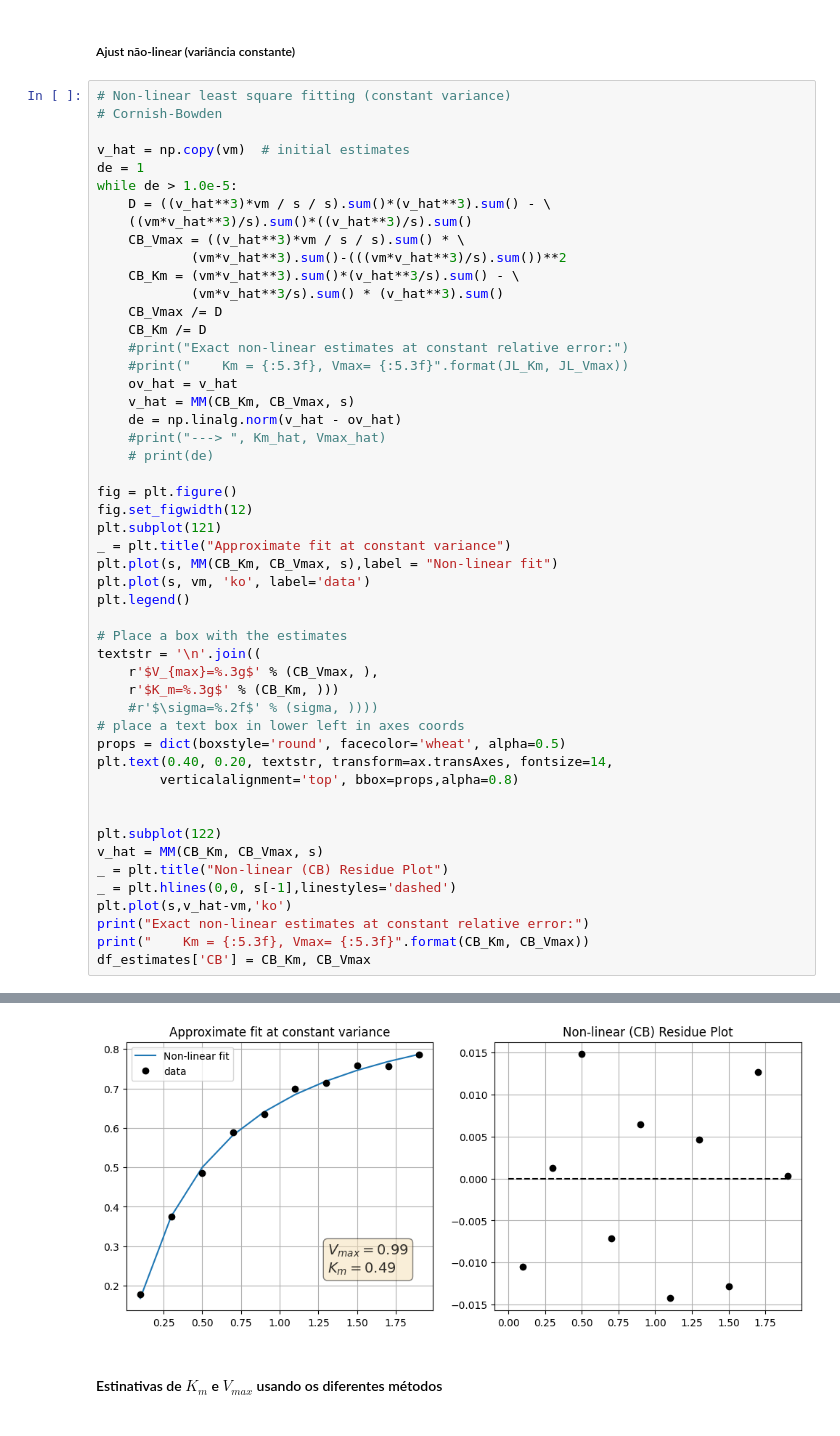
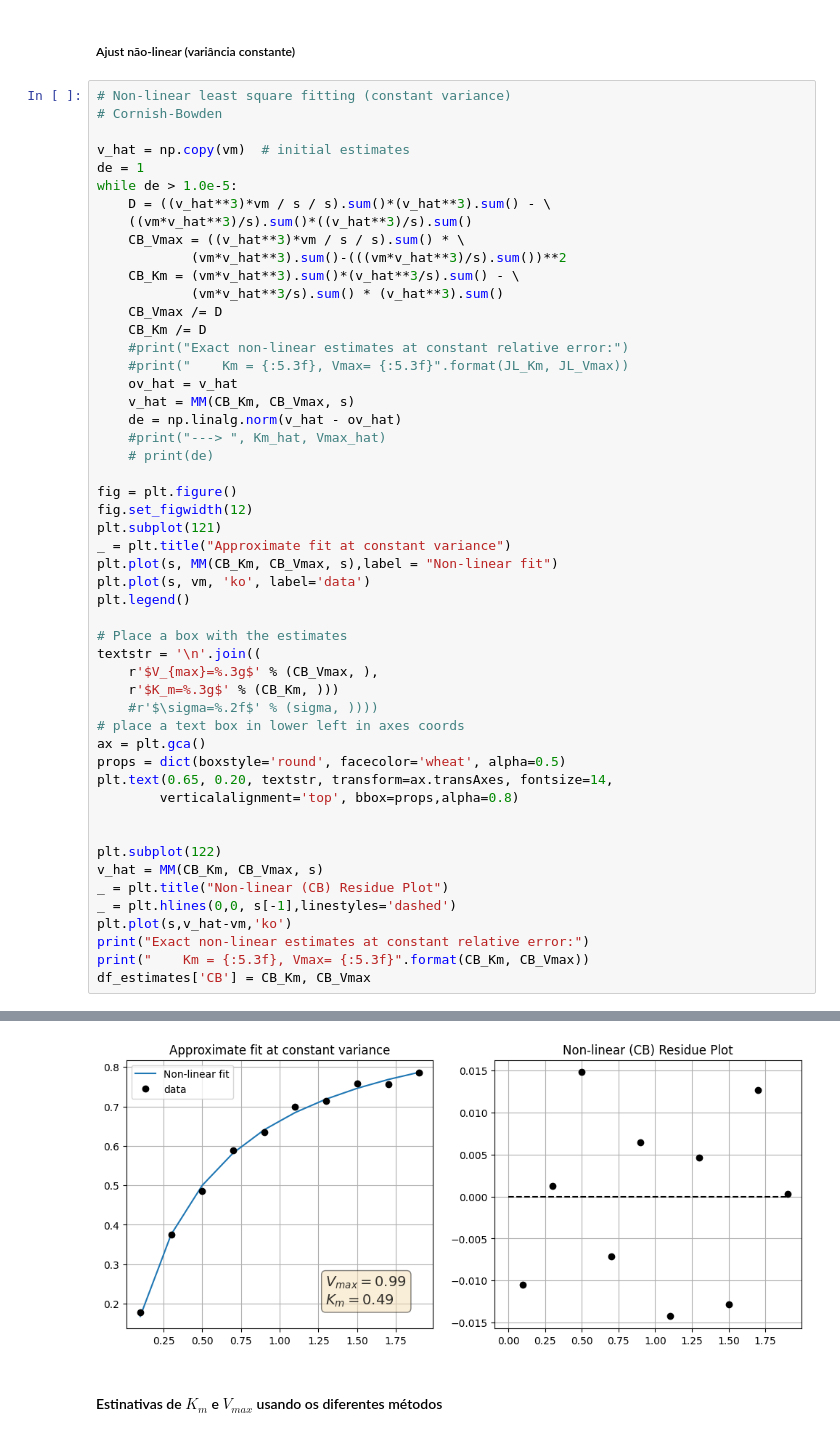
Before and after one commit to pjmartel/teaching, a Jupyter notebook: enzymology/MMenten_analysis_pt.ipynb, the cells around one changed output, grey strips where cells are left out. Cells and saved outputs as stored; diff of their text form.

```diff
--- a/enzymology/MMenten_analysis_pt.ipynb
+++ b/enzymology/MMenten_analysis_pt.ipynb
@@ -394,35 +398,36 @@ while de > 1.0e-5:
 
 fig = plt.figure()
 fig.set_figwidth(12)
 plt.subplot(121)
 _ = plt.title("Approximate fit at constant variance")
 plt.plot(s, MM(CB_Km, CB_Vmax, s),label = "Non-linear fit")
 plt.plot(s, vm, 'ko', label='data')
 plt.legend()
 
 # Place a box with the estimates
 textstr = '\n'.join((
     r'$V_{max}=%.3g$' % (CB_Vmax, ),
     r'$K_m=%.3g$' % (CB_Km, )))
     #r'$\sigma=%.2f$' % (sigma, ))))
 # place a text box in lower left in axes coords
+ax = plt.gca()
 props = dict(boxstyle='round', facecolor='wheat', alpha=0.5)
-plt.text(0.40, 0.20, textstr, transform=ax.transAxes, fontsize=14,
+plt.text(0.65, 0.20, textstr, transform=ax.transAxes, fontsize=14,
         verticalalignment='top', bbox=props,alpha=0.8)
 
 
 plt.subplot(122)
 v_hat = MM(CB_Km, CB_Vmax, s)
 _ = plt.title("Non-linear (CB) Residue Plot")
 _ = plt.hlines(0,0, s[-1],linestyles='dashed')
 plt.plot(s,v_hat-vm,'ko')
 print("Exact non-linear estimates at constant relative error:")
 print("    Km = {:5.3f}, Vmax= {:5.3f}".format(CB_Km, CB_Vmax))
 df_estimates['CB'] = CB_Km, CB_Vmax
 # %% [output]
 Exact non-linear estimates at constant relative error:
     Km = 0.490, Vmax= 0.990
-[figure, old version]
+[figure, new version]
 # %% [markdown]
 #### Estinativas de $K_m$ e $V_{max}$ usando os diferentes métodos
 # %%
```
Also changed, not shown: parts of 4 cells of this notebook.
